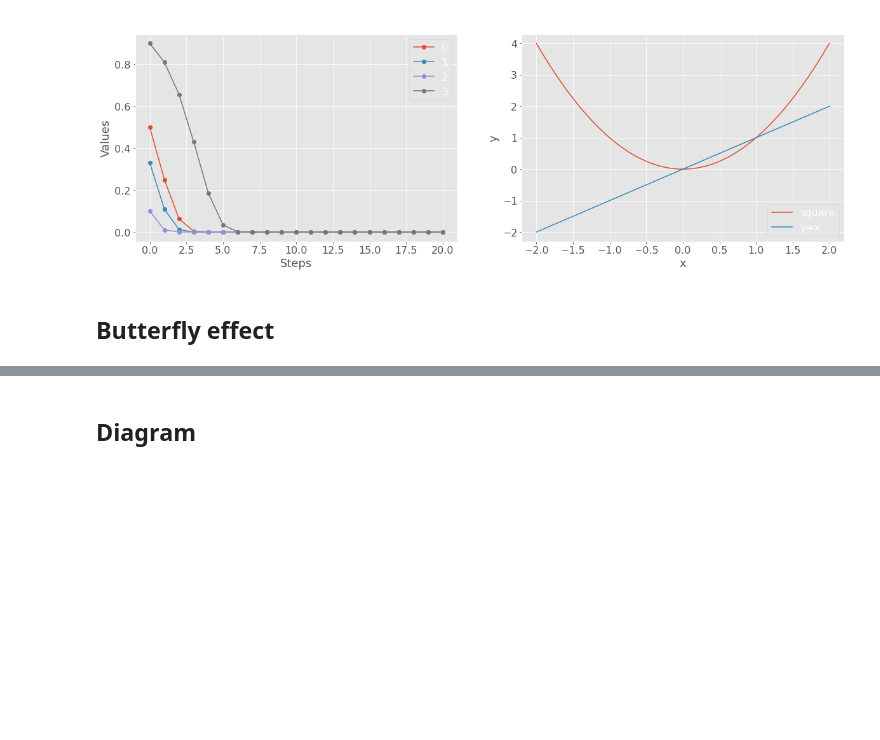
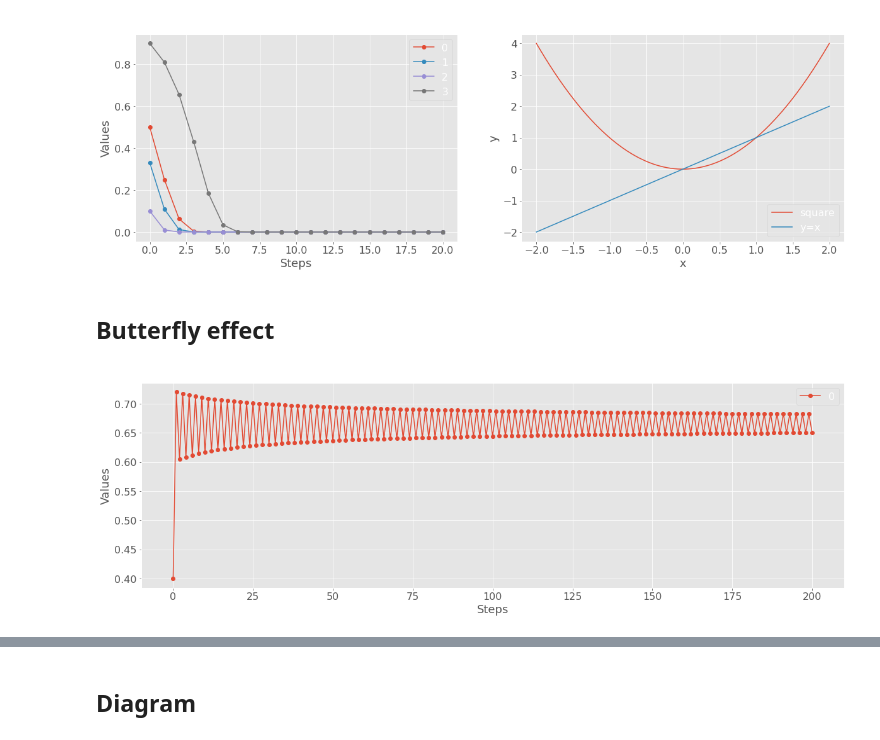
Before and after one commit to rocabrera/caos-fractals, a Jupyter notebook: caos_introduction.ipynb, the cells around one changed output, grey strips where cells are left out. Cells and saved outputs as stored; diff of their text form; code cells hidden in the pictures; blank space fills up the shorter version.

```diff
--- a/caos_introduction.ipynb
+++ b/caos_introduction.ipynb
@@ -210,6 +210,17 @@ plt.show()
 # %%
 def logistc_equation(r, x):
     return r*x*(1-x)
+# %%
+logistc_equation_4 = partial(logistc_equation, 3)
+
+y0 = generate_orbit(logistc_equation_4, 0.4, 200, [])
+
+fig = plt.figure(figsize = (20,6))
+_=plot.plot_orbit([y0], "Orbit logistc_equation_4", "Steps", "Values")
+
+plt.show()
+# %% [output]
+[figure, added]
 # %%
 logistc_equation_4 = partial(logistc_equation, 4)
 
```
Also changed, not shown: parts of 5 cells of this notebook.
